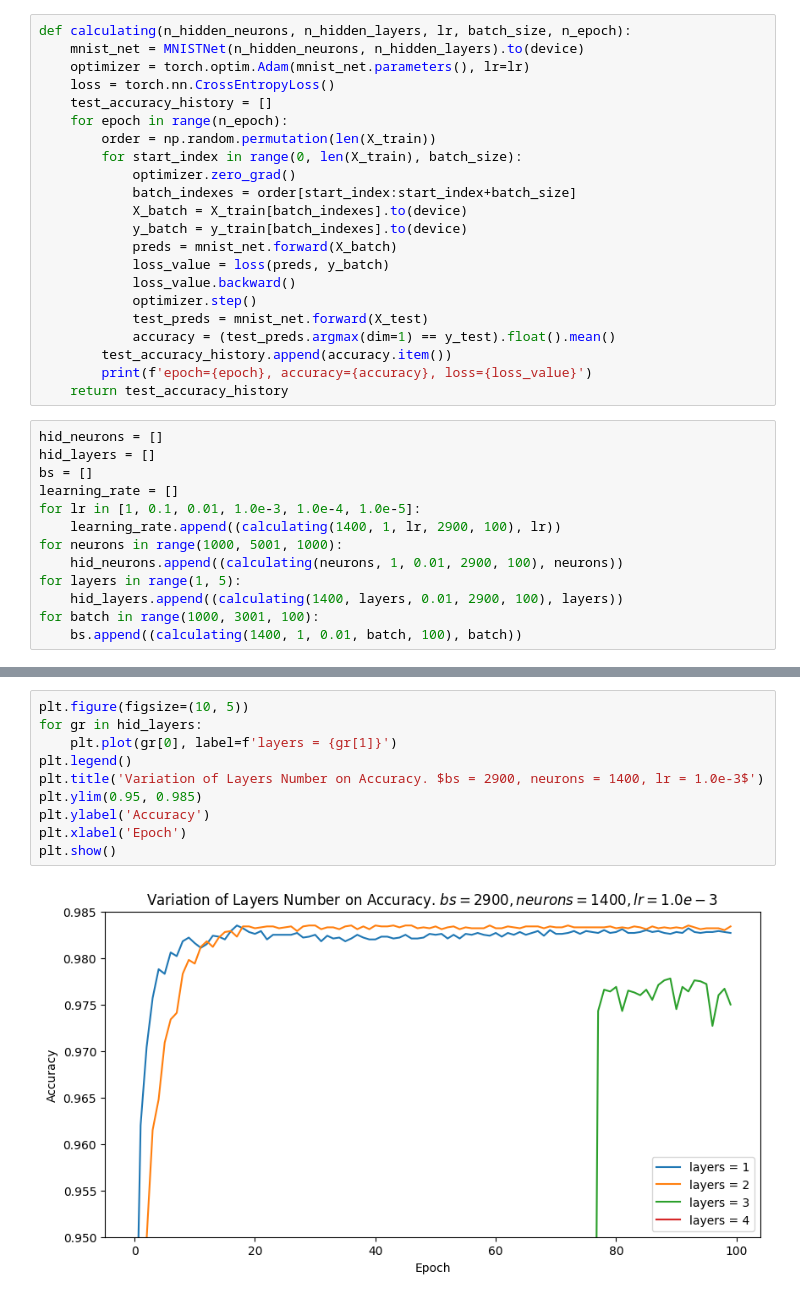
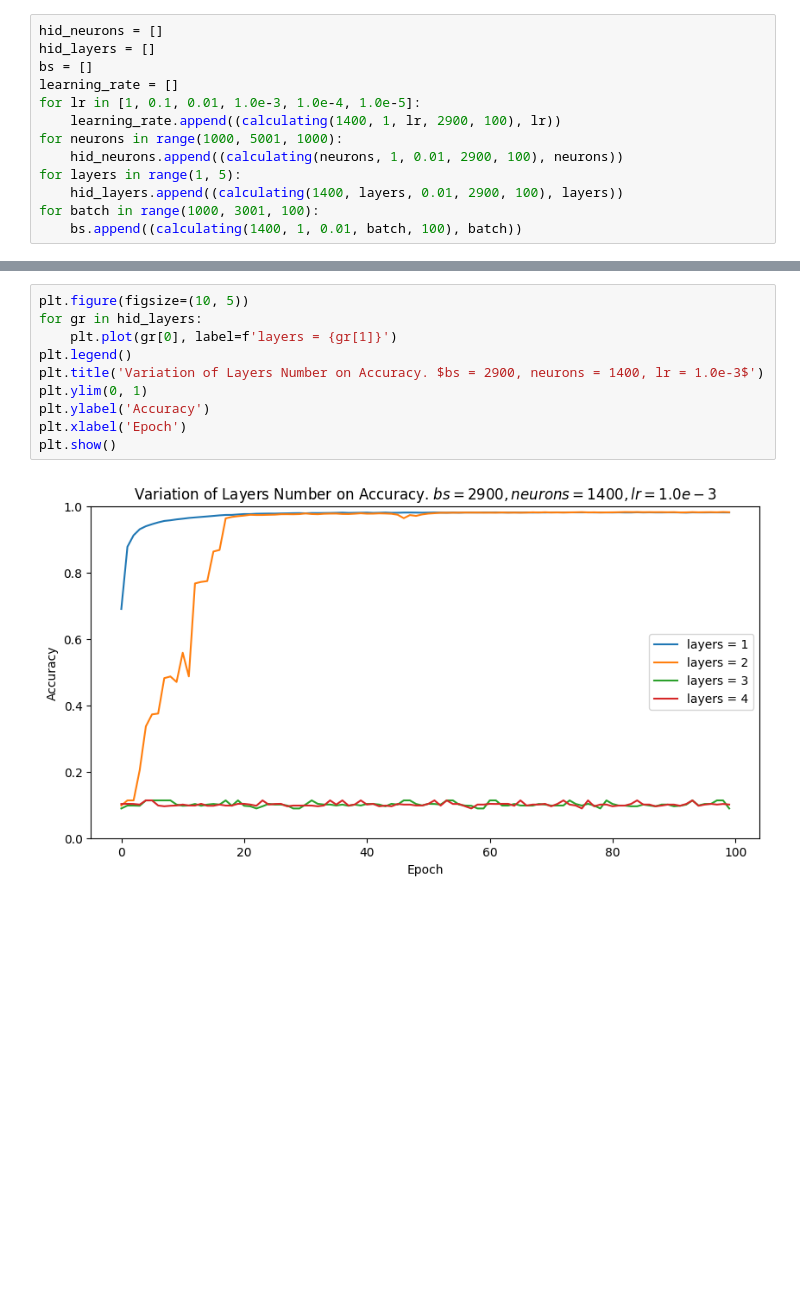
Before and after one commit to galymzhantore/hdr-ann-mnist, a Jupyter notebook: train.ipynb, the cells around one changed output, grey strips where cells are left out. Cells and saved outputs as stored; diff of their text form; blank space fills up the shorter version.

```diff
--- a/train.ipynb
+++ b/train.ipynb
@@ -51,25 +48,3 @@ for epoch in range(n_epoch):
-# %%
-def calculating(n_hidden_neurons, n_hidden_layers, lr, batch_size, n_epoch):
-    mnist_net = MNISTNet(n_hidden_neurons, n_hidden_layers).to(device)
-    optimizer = torch.optim.Adam(mnist_net.parameters(), lr=lr)
-    loss = torch.nn.CrossEntropyLoss()
-    test_accuracy_history = []
-    for epoch in range(n_epoch):
-        order = np.random.permutation(len(X_train))
-        for start_index in range(0, len(X_train), batch_size):
-            optimizer.zero_grad()
-            batch_indexes = order[start_index:start_index+batch_size]
-            X_batch = X_train[batch_indexes].to(device)
-            y_batch = y_train[batch_indexes].to(device)
-            preds = mnist_net.forward(X_batch)
-            loss_value = loss(preds, y_batch)
-            loss_value.backward()
-            optimizer.step()
-            test_preds = mnist_net.forward(X_test)
-            accuracy = (test_preds.argmax(dim=1) == y_test).float().mean()
-        test_accuracy_history.append(accuracy.item())
-        print(f'epoch={epoch}, accuracy={accuracy}, loss={loss_value}')
-    return test_accuracy_history
 # %%
 hid_neurons = []
 hid_layers = []
@@ -98,15 +76,15 @@ plt.show()
 # %%
 plt.figure(figsize=(10, 5))
 for gr in hid_layers:
     plt.plot(gr[0], label=f'layers = {gr[1]}')
 plt.legend()
 plt.title('Variation of Layers Number on Accuracy. $bs = 2900, neurons = 1400, lr = 1.0e-3$')
-plt.ylim(0.95, 0.985)
+plt.ylim(0, 1)
 plt.ylabel('Accuracy')
 plt.xlabel('Epoch')
 plt.show()
 # %% [output]
-[figure, old version]
+[figure, new version]
 # %%
 plt.figure(figsize=(10, 5))
 for gr in learning_rate:
```
Also changed, not shown: parts of 8 cells of this notebook.
